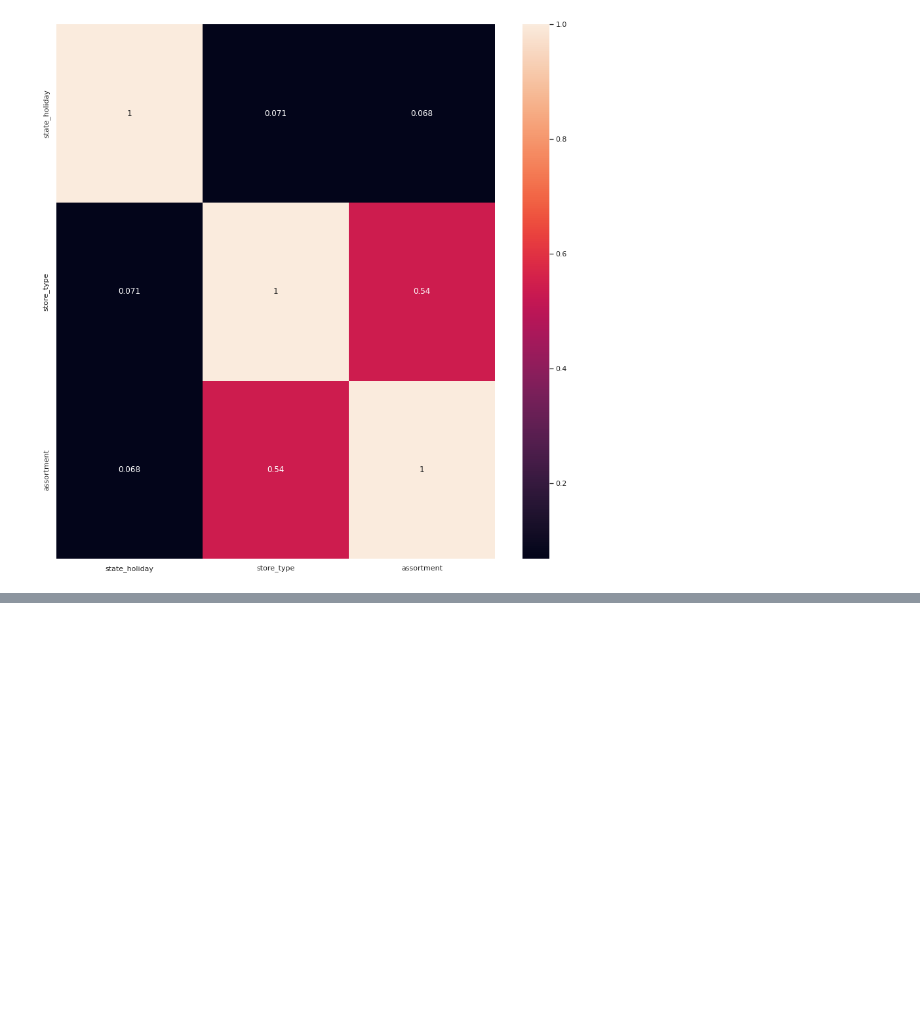
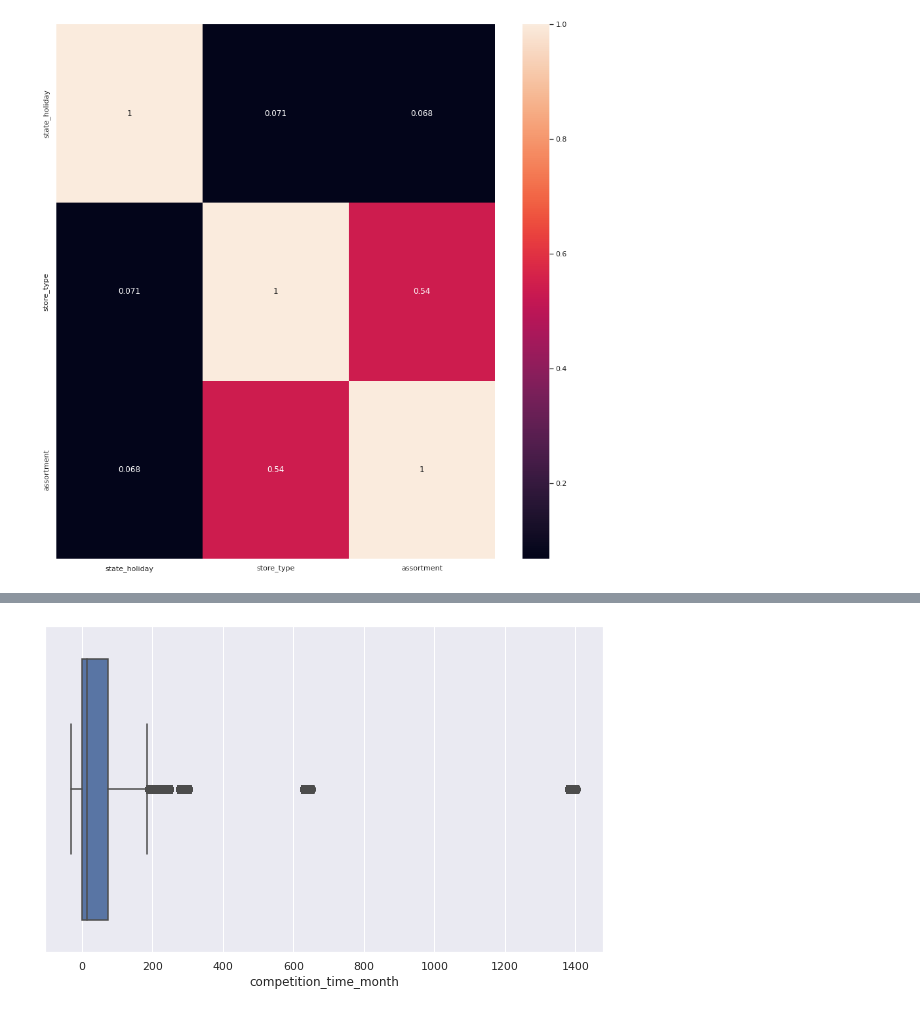
Before and after one commit to velozo-oliveira/rosmman_sales_prediction, a Jupyter notebook: m02_v01_store_sales_prediction.ipynb, the cells around one changed output, grey strips where cells are left out. Drawn from its saved outputs; the diff is of its cells as text; code cells hidden in the pictures; blank space fills up the shorter version.

```diff
--- a/m02_v01_store_sales_prediction.ipynb
+++ b/m02_v01_store_sales_prediction.ipynb
@@ -794,0 +889,5 @@ After consulting section 4.1.2 it is noted that there is no normal distribution.
+# %%
+plt.figure(figsize=(10,6))
+sns.boxplot(x = df5['competition_time_month']);
+# %% [output]
+[figure, added]
```
Also changed, not shown: parts of 124 cells of this notebook, 1 other file.
